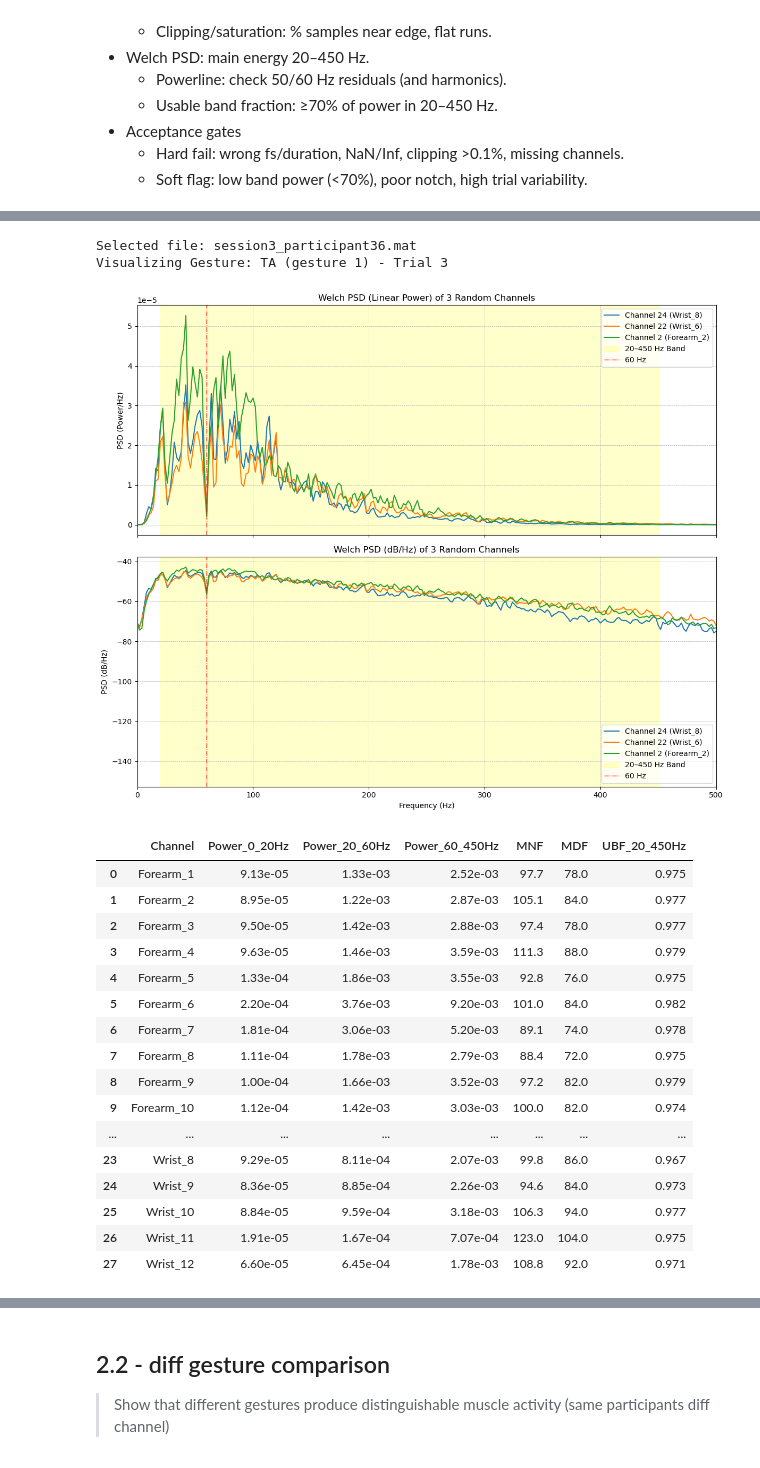
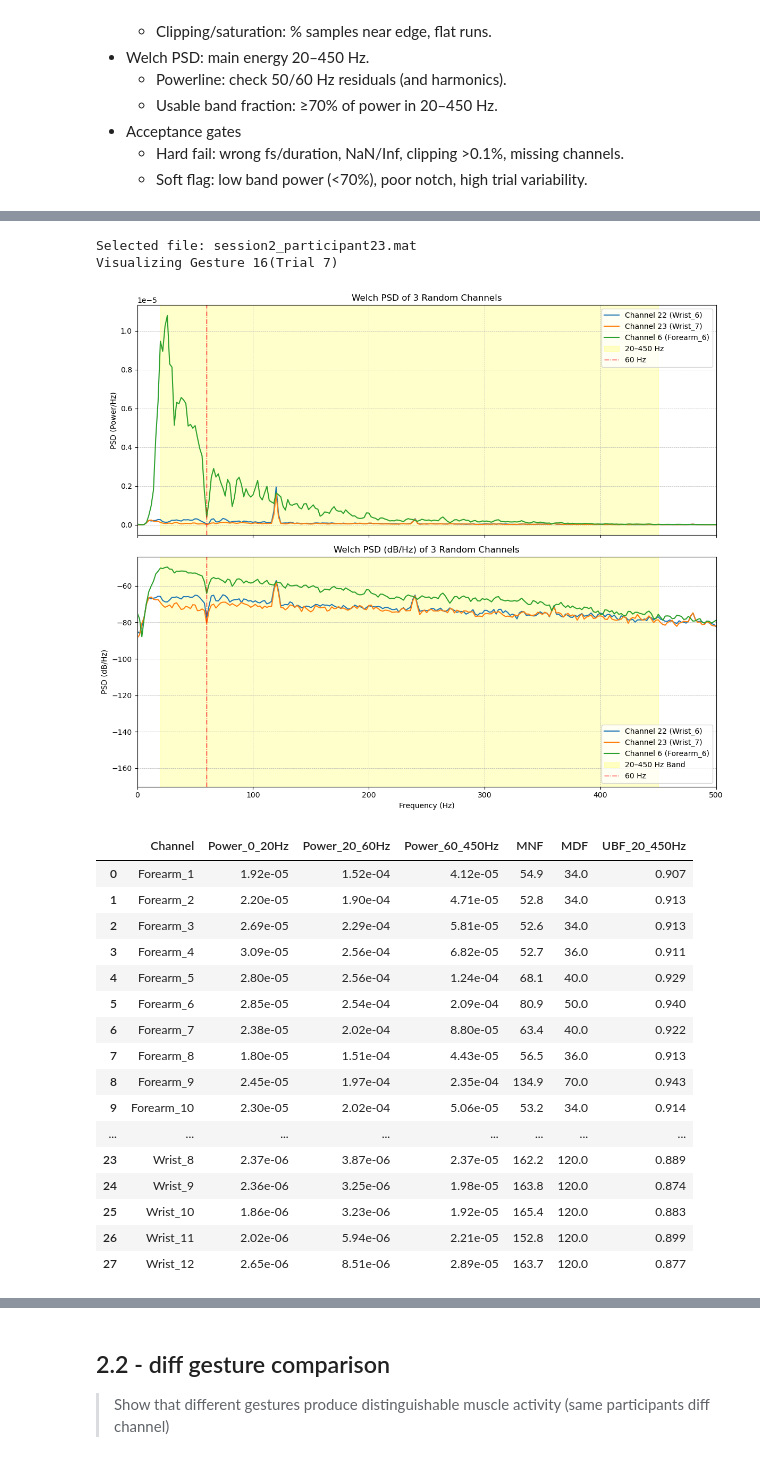
Before and after one commit to jasonwang0228/EMG_Project, a Jupyter notebook: notebooks/2_Visualization.ipynb, the cells around one changed output, grey strips where cells are left out. Cells and saved outputs as stored; diff of their text form; code cells hidden in the pictures.

```diff
--- a/notebooks/2_Visualization.ipynb
+++ b/notebooks/2_Visualization.ipynb
@@ -210,8 +202,8 @@ from scipy.signal import welch
 import pandas as pd
 
 print(f"Selected file: {sample_file.name}")
-# gesture_name = gesture_labels[gesture_idx] #already defined above
-print(f"Visualizing Gesture: {gesture_name} (gesture {gesture_idx}) - Trial {trial_idx + 1}")
+
+print(f"Visualizing Gesture {gesture_idx}(Trial {trial_idx + 1})")
 
 # Combine forearm and wrist data for all 28 channels
 all_channels = np.hstack([forearm, wrist])
@@ -229,10 +221,10 @@ for idx, ch in enumerate(rand_channels):
     axes[0].plot(f, Pxx, label=f'Channel {ch+1} ({channels[ch]})')
 axes[0].set_xlim(0, 500)
 axes[0].set_ylabel('PSD (Power/Hz)')
-axes[0].set_title(f'Welch PSD (Linear Power) of {x} Random Channels')
-axes[0].axvspan(20, 450, color='yellow', alpha=0.2, label='20–450 Hz Band')
+axes[0].set_title(f'Welch PSD of {x} Random Channels')
+axes[0].axvspan(20, 450, color='yellow', alpha=0.2, label='20–450 Hz')
 axes[0].axvline(60, color='red', linestyle='-.', linewidth=1, label='60 Hz')
-axes[0].grid(True, which='both', linestyle='--', linewidth=0.5)
+axes[0].grid(True, linestyle='--', linewidth=0.5)
 axes[0].legend()
 
 # Bottom: dB/Hz PSD
@@ -240,9 +232,8 @@ for idx, ch in enumerate(rand_channels):
     f, Pxx = welch(all_channels[:, ch], fs=fs, nperseg=1024)
     axes[1].plot(f, 10*np.log10(Pxx), label=f'Channel {ch+1} ({channels[ch]})')
 axes[1].set_xlim(0, 500)
-axes[1].set_xlabel('Frequency (Hz)')
-axes[1].set_ylabel('PSD (dB/Hz)')
-axes[1].set_title(f'Welch PSD (dB/Hz) of {x} Random Channels')
+axes[1].set(xlabel='Frequency (Hz)', ylabel='PSD (dB/Hz)',
+            title=f'Welch PSD (dB/Hz) of {x} Random Channels')
 axes[1].axvspan(20, 450, color='yellow', alpha=0.2, label='20–450 Hz Band')
 axes[1].axvline(60, color='red', linestyle='-.', linewidth=1, label='60 Hz')
 axes[1].grid(True, which='both', linestyle='--', linewidth=0.5)
@@ -266,50 +257,50 @@ for ch in range(28):
     # UBF: fraction of power in 20–450 Hz
     ubf_mask = (f >= 20) & (f <= 450)
     ubf_power = np.sum(Pxx[ubf_mask]) * df
     ubf = ubf_power / total_power if total_power > 0 else np.nan
     # MNF: mean frequency
     mnf = np.sum(f * Pxx) / np.sum(Pxx)
     # MDF: median frequency
     cumsum = np.cumsum(Pxx)
     mdf = f[np.searchsorted(cumsum, cumsum[-1]/2)]
     metrics.append({
         'Channel': channels[ch],
         'Power_0_20Hz': band_powers[0],
         'Power_20_60Hz': band_powers[1],
         'Power_60_450Hz': band_powers[2],
         'MNF': mnf,
         'MDF': mdf,
         'UBF_20_450Hz': ubf
     })
 
 # 3. Output as table
 metrics_df = pd.DataFrame(metrics)
 display(metrics_df.style.format({
     'Power_0_20Hz': '{:.2e}',
     'Power_20_60Hz': '{:.2e}',
     'Power_60_450Hz': '{:.2e}',
     'MNF': '{:.1f}',
     'MDF': '{:.1f}',
     'UBF_20_450Hz': '{:.3f}'
 }).background_gradient(cmap='coolwarm'))
 # %% [output]
-Selected file: session3_participant36.mat
-Visualizing Gesture: TA (gesture 1) - Trial 3
+Selected file: session2_participant23.mat
+Visualizing Gesture 16(Trial 7)
-[figure, old version]
+[figure, new version]
 |  | Channel | Power_0_20Hz | Power_20_60Hz | Power_60_450Hz | MNF | MDF | UBF_20_450Hz |
-| 0 | Forearm_1 | 9.13e-05 | 1.33e-03 | 2.52e-03 | 97.7 | 78.0 | 0.975 |
-| 1 | Forearm_2 | 8.95e-05 | 1.22e-03 | 2.87e-03 | 105.1 | 84.0 | 0.977 |
-| 2 | Forearm_3 | 9.50e-05 | 1.42e-03 | 2.88e-03 | 97.4 | 78.0 | 0.977 |
-| 3 | Forearm_4 | 9.63e-05 | 1.46e-03 | 3.59e-03 | 111.3 | 88.0 | 0.979 |
-| 4 | Forearm_5 | 1.33e-04 | 1.86e-03 | 3.55e-03 | 92.8 | 76.0 | 0.975 |
-| 5 | Forearm_6 | 2.20e-04 | 3.76e-03 | 9.20e-03 | 101.0 | 84.0 | 0.982 |
-| 6 | Forearm_7 | 1.81e-04 | 3.06e-03 | 5.20e-03 | 89.1 | 74.0 | 0.978 |
-| 7 | Forearm_8 | 1.11e-04 | 1.78e-03 | 2.79e-03 | 88.4 | 72.0 | 0.975 |
-| 8 | Forearm_9 | 1.00e-04 | 1.66e-03 | 3.52e-03 | 97.2 | 82.0 | 0.979 |
-| 9 | Forearm_10 | 1.12e-04 | 1.42e-03 | 3.03e-03 | 100.0 | 82.0 | 0.974 |
+| 0 | Forearm_1 | 1.92e-05 | 1.52e-04 | 4.12e-05 | 54.9 | 34.0 | 0.907 |
+| 1 | Forearm_2 | 2.20e-05 | 1.90e-04 | 4.71e-05 | 52.8 | 34.0 | 0.913 |
+| 2 | Forearm_3 | 2.69e-05 | 2.29e-04 | 5.81e-05 | 52.6 | 34.0 | 0.913 |
+| 3 | Forearm_4 | 3.09e-05 | 2.56e-04 | 6.82e-05 | 52.7 | 36.0 | 0.911 |
+| 4 | Forearm_5 | 2.80e-05 | 2.56e-04 | 1.24e-04 | 68.1 | 40.0 | 0.929 |
+| 5 | Forearm_6 | 2.85e-05 | 2.54e-04 | 2.09e-04 | 80.9 | 50.0 | 0.940 |
+| 6 | Forearm_7 | 2.38e-05 | 2.02e-04 | 8.80e-05 | 63.4 | 40.0 | 0.922 |
+| 7 | Forearm_8 | 1.80e-05 | 1.51e-04 | 4.43e-05 | 56.5 | 36.0 | 0.913 |
+| 8 | Forearm_9 | 2.45e-05 | 1.97e-04 | 2.35e-04 | 134.9 | 70.0 | 0.943 |
+| 9 | Forearm_10 | 2.30e-05 | 2.02e-04 | 5.06e-05 | 53.2 | 34.0 | 0.914 |
 | ... | ... | ... | ... | ... | ... | ... | ... |
-| 23 | Wrist_8 | 9.29e-05 | 8.11e-04 | 2.07e-03 | 99.8 | 86.0 | 0.967 |
-| 24 | Wrist_9 | 8.36e-05 | 8.85e-04 | 2.26e-03 | 94.6 | 84.0 | 0.973 |
-| 25 | Wrist_10 | 8.84e-05 | 9.59e-04 | 3.18e-03 | 106.3 | 94.0 | 0.977 |
-| 26 | Wrist_11 | 1.91e-05 | 1.67e-04 | 7.07e-04 | 123.0 | 104.0 | 0.975 |
-| 27 | Wrist_12 | 6.60e-05 | 6.45e-04 | 1.78e-03 | 108.8 | 92.0 | 0.971 |
+| 23 | Wrist_8 | 2.37e-06 | 3.87e-06 | 2.37e-05 | 162.2 | 120.0 | 0.889 |
+| 24 | Wrist_9 | 2.36e-06 | 3.25e-06 | 1.98e-05 | 163.8 | 120.0 | 0.874 |
+| 25 | Wrist_10 | 1.86e-06 | 3.23e-06 | 1.92e-05 | 165.4 | 120.0 | 0.883 |
+| 26 | Wrist_11 | 2.02e-06 | 5.94e-06 | 2.21e-05 | 152.8 | 120.0 | 0.899 |
+| 27 | Wrist_12 | 2.65e-06 | 8.51e-06 | 2.89e-05 | 163.7 | 120.0 | 0.877 |
```
Also changed, not shown: parts of 7 cells of this notebook, 1 other file.
